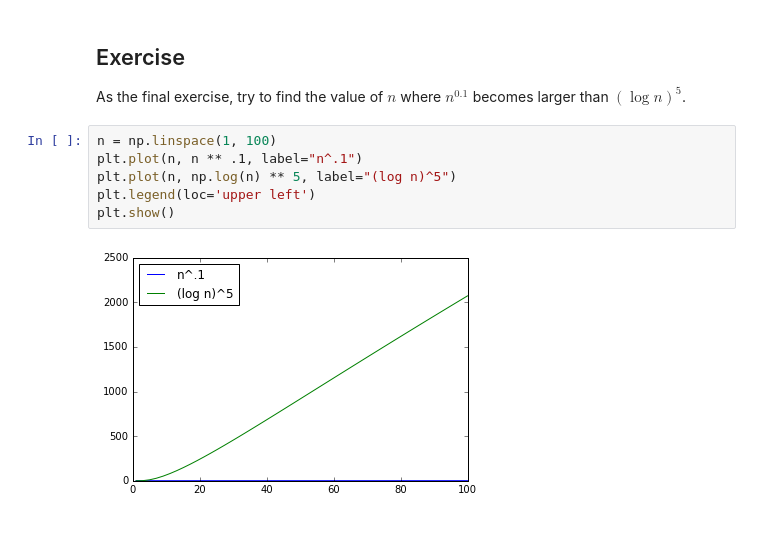
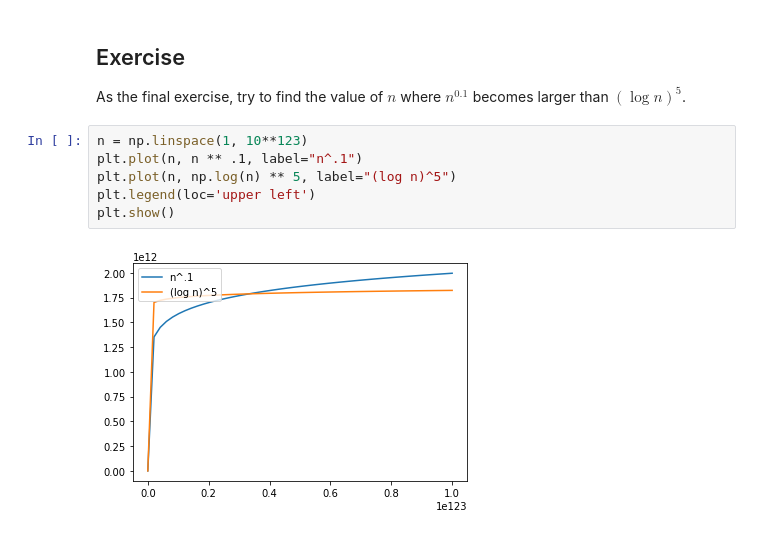
Before and after one commit to xwilchen/Data_Structures_and_Algorithms, a Jupyter notebook: week2_algorithmic_warmup/bigo.ipynb, the cells around one changed output. Cells and saved outputs as stored; diff of their text form.

```diff
--- a/week2_algorithmic_warmup/bigo.ipynb
+++ b/week2_algorithmic_warmup/bigo.ipynb
@@ -196,10 +196,10 @@ plt.show()
 
 As the final exercise, try to find the value of $n$ where $n^{0.1}$ becomes larger than $(\log n)^5$.
 # %%
-n = np.linspace(1, 100)
+n = np.linspace(1, 10**123)
 plt.plot(n, n ** .1, label="n^.1")
 plt.plot(n, np.log(n) ** 5, label="(log n)^5")
 plt.legend(loc='upper left')
 plt.show()
 # %% [output]
-[figure, old version]
+[figure, new version]
```
Also changed, not shown: parts of 15 cells of this notebook.
